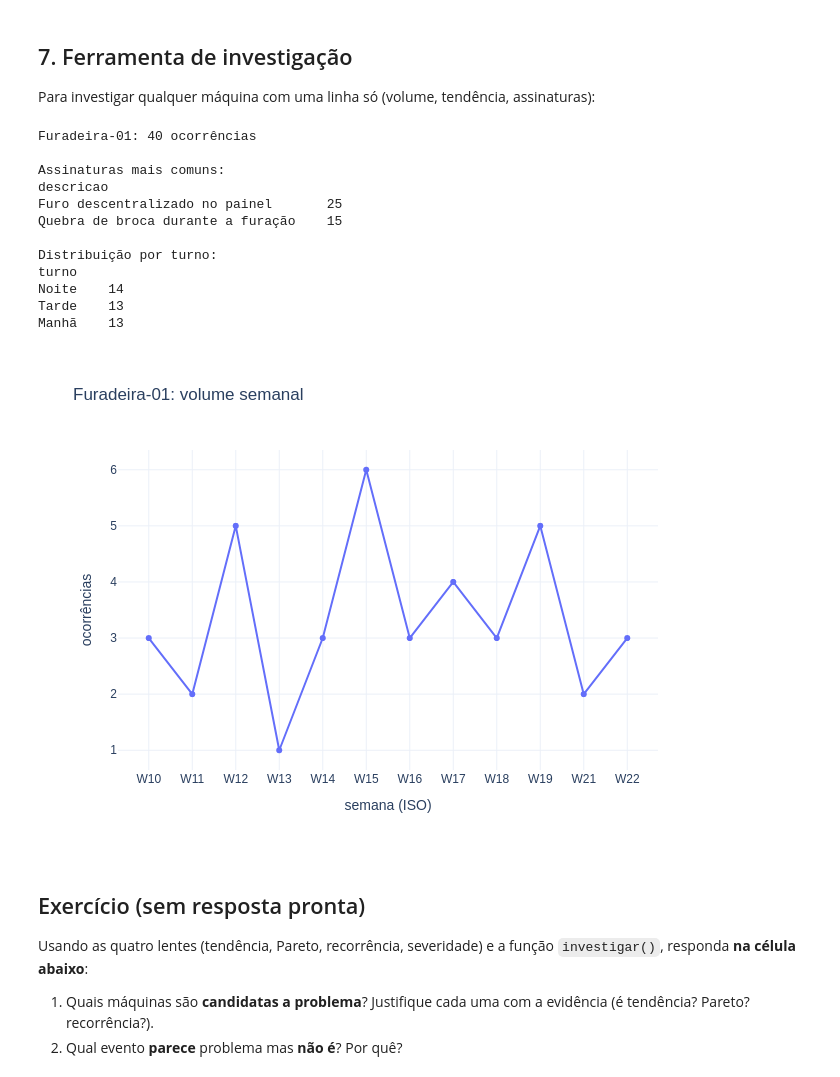
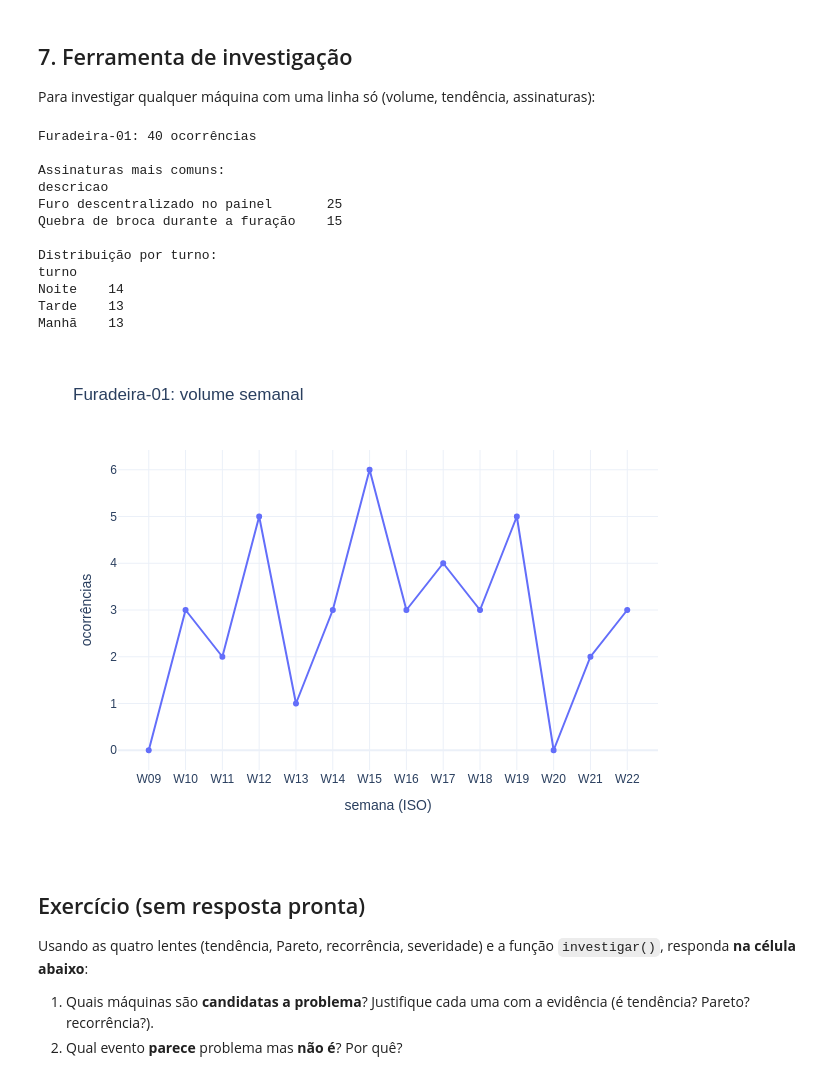
Before and after one commit to Maxmattos/problem-management-rca-lab, a Jupyter notebook: notebooks/01_aluno_sinal_vs_ruido.ipynb, the cells around one changed output. Cells and saved outputs as stored; diff of their text form; code cells hidden in the pictures.

```diff
--- a/notebooks/01_aluno_sinal_vs_ruido.ipynb
+++ b/notebooks/01_aluno_sinal_vs_ruido.ipynb
@@ -243,35 +247,37 @@ Para investigar qualquer máquina com uma linha só (volume, tendência, assinat
 # %%
 def investigar(maquina: str):
     sub = df[df.maquina == maquina]
     print(f"{maquina}: {len(sub)} ocorrências")
     print("\nAssinaturas mais comuns:")
     print(sub.descricao.value_counts().head(3).to_string())
     print("\nDistribuição por turno:")
     print(sub.turno.value_counts().to_string())
-    wk = sub.groupby("semana_iso").size().reset_index(name="ocorrencias")
-    ordem_local = [w for w in ORDEM_SEMANAS if w in set(wk.semana_iso)]
+    # reindex a TODAS as semanas (W09..W22): semanas vazias viram 0 e a cadência
+    # de baixo volume (ex.: Coladeira-01, ~1/semana) fica explícita, sem colapsar gaps.
+    wk = (sub.groupby("semana_iso").size()
+          .reindex(ORDEM_SEMANAS, fill_value=0).reset_index(name="ocorrencias"))
     fig = px.line(wk, x="semana_iso", y="ocorrencias", markers=True,
-                  category_orders={"semana_iso": ordem_local},
+                  category_orders={"semana_iso": ORDEM_SEMANAS},
                   title=f"{maquina}: volume semanal")
     fig.update_layout(xaxis_title="semana (ISO)", yaxis_title="ocorrências")
     fig.update_xaxes(type="category")
     fig.show()
 
 investigar("Furadeira-01")
 # %% [output]
 Furadeira-01: 40 ocorrências
 
 Assinaturas mais comuns:
 descricao
 Furo descentralizado no painel       25
 Quebra de broca durante a furação    15
 
 Distribuição por turno:
 turno
 Noite    14
 Tarde    13
 Manhã    13
-[figure, old version]
+[figure, new version]
 # %% [markdown]
 ## Exercício (sem resposta pronta)
 
```
Also changed, not shown: parts of 1 cell of this notebook, 1 other file.
